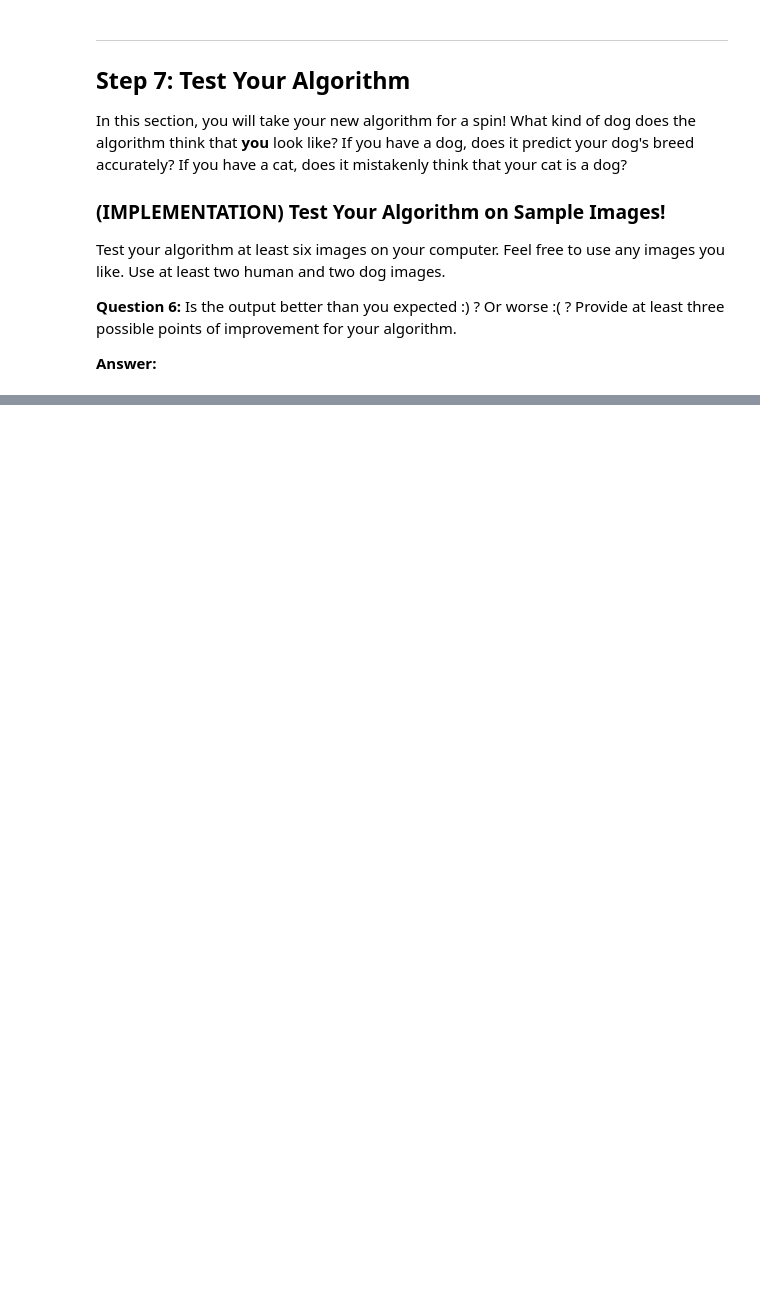
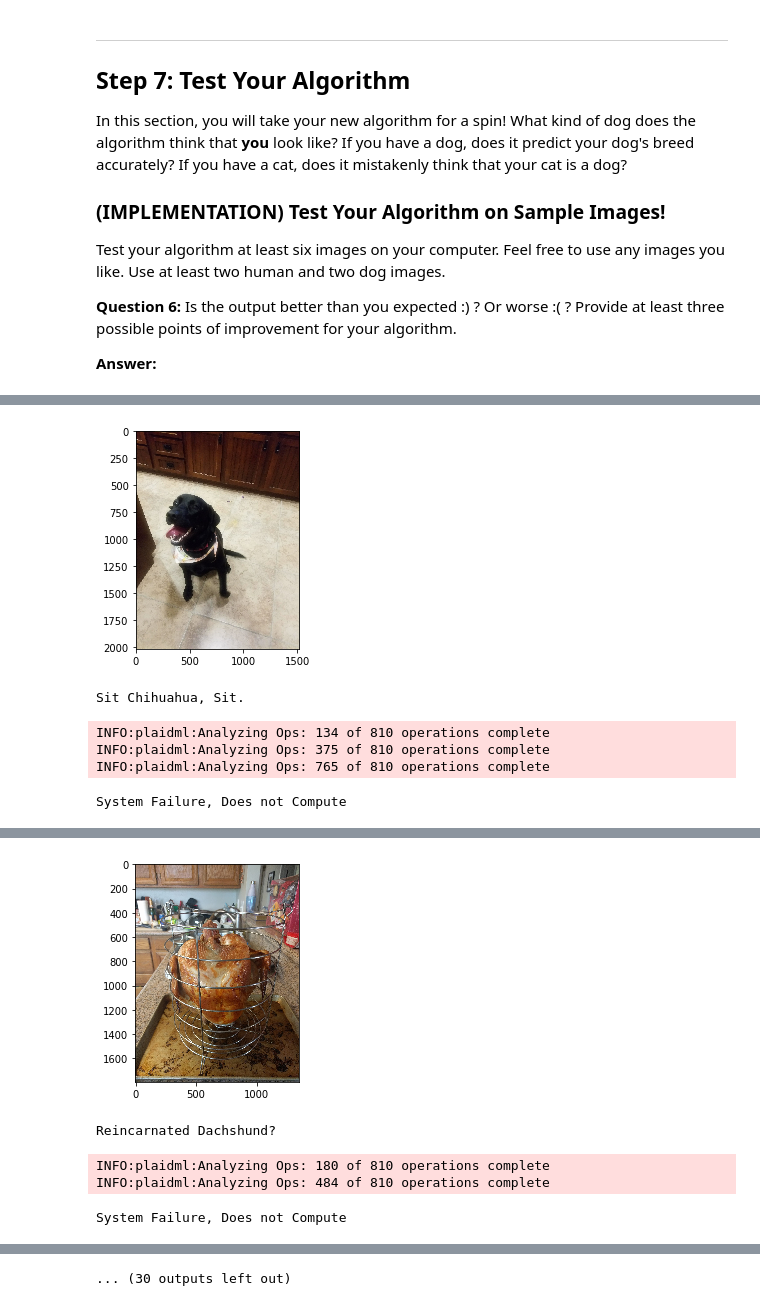
Before and after one commit to sariabod/mlnd, a Jupyter notebook: dog_project/dog_app.ipynb, the cells around one changed output, grey strips where cells are left out. Saved outputs shown, nothing was run; the diff lists cells and outputs as text; code cells hidden in the pictures; blank space fills up the shorter version.

```diff
--- a/dog_project/dog_app.ipynb
+++ b/dog_project/dog_app.ipynb
@@ -539,6 +728,7 @@ You are welcome to [augment the training data](https://blog.keras.io/building-po
 ### (IMPLEMENTATION) Load the Model with the Best Validation Loss
 # %%
 ### TODO: Load the model weights with the best validation loss.
+InceptionV3_model.load_weights('saved_models/weights.best.InceptionV3.hdf5')
 # %% [markdown]
 ### (IMPLEMENTATION) Test the Model
 
@@ -563,6 +761,14 @@ where `{network}`, in the above filename, should be one of `VGG19`, `Resnet50`,
 # %%
 ### TODO: Write a function that takes a path to an image as input
 ### and returns the dog breed that is predicted by the model.
+
+def InceptionV3_predict_breed(img_path):
+    # extract bottleneck features
+    bottleneck_feature = extract_InceptionV3(path_to_tensor(img_path))
+    # obtain predicted vector
+    predicted_vector = InceptionV3_model.predict(bottleneck_feature)
+    # return dog breed that is predicted by the model
+    return dog_names[np.argmax(predicted_vector)]
 # %% [markdown]
 ---
 <a id='step6'></a>
@@ -587,3 +790,34 @@ Some sample output for our algorithm is provided below, but feel free to design
+# %%
+### TODO: Write your algorithm.
+### Feel free to use as many code cells as needed.
+import matplotlib.pyplot as plt
+import matplotlib.image as mpimg
+
+
+
+
+def detect_image(ipath):
+    if face_detector(ipath):
+        print("Human Detected")
+        breed = InceptionV3_predict_breed(ipath)
+        img=mpimg.imread(ipath)
+        imgplot = plt.imshow(img)
+        plt.show()
+        print("You look like a {}.".format(breed))
+    elif dog_detector(ipath):
+        print("Dog Detected")
+        breed = InceptionV3_predict_breed(ipath)
+        img=mpimg.imread(ipath)
+        imgplot = plt.imshow(img)
+        plt.show()
+        print("Sit {}, Sit.".format(breed))
+    else:
+        print("System Failure, Does not Compute")
+        breed = InceptionV3_predict_breed(ipath)
+        img=mpimg.imread(ipath)
+        imgplot = plt.imshow(img)
+        plt.show()
+        print("Reincarnated {}?".format(breed))
 # %% [markdown]
 ---
 <a id='step7'></a>
@@ -602,3 +836,9 @@ __Answer:__
 ## TODO: Execute your algorithm from Step 6 on
 ## at least 6 images on your computer.
 ## Feel free to use as many code cells as needed.
+
+myimages = ['myimages/1.jpg','myimages/2.jpg','myimages/3.jpg','myimages/4.jpg','myimages/5.jpg','myimages/6.jpg','myimages/7.jpg','myimages/8.jpg','myimages/9.jpg']
+
+for i in myimages:
+    detect_image(i)
+# %% [output]
@@ -604,0 +849,6 @@ __Answer:__
+[figure, added]
+Sit Chihuahua, Sit.
+INFO:plaidml:Analyzing Ops: 134 of 810 operations complete
+INFO:plaidml:Analyzing Ops: 375 of 810 operations complete
+INFO:plaidml:Analyzing Ops: 765 of 810 operations complete
+System Failure, Does not Compute
@@ -604,0 +857,5 @@ __Answer:__
+[figure, added]
+Reincarnated Dachshund?
+INFO:plaidml:Analyzing Ops: 180 of 810 operations complete
+INFO:plaidml:Analyzing Ops: 484 of 810 operations complete
+System Failure, Does not Compute
@@ -604,0 +864 @@ __Answer:__
+... (30 outputs left out)
```
Also changed, not shown: parts of 21 cells of this notebook, 12 other files.
